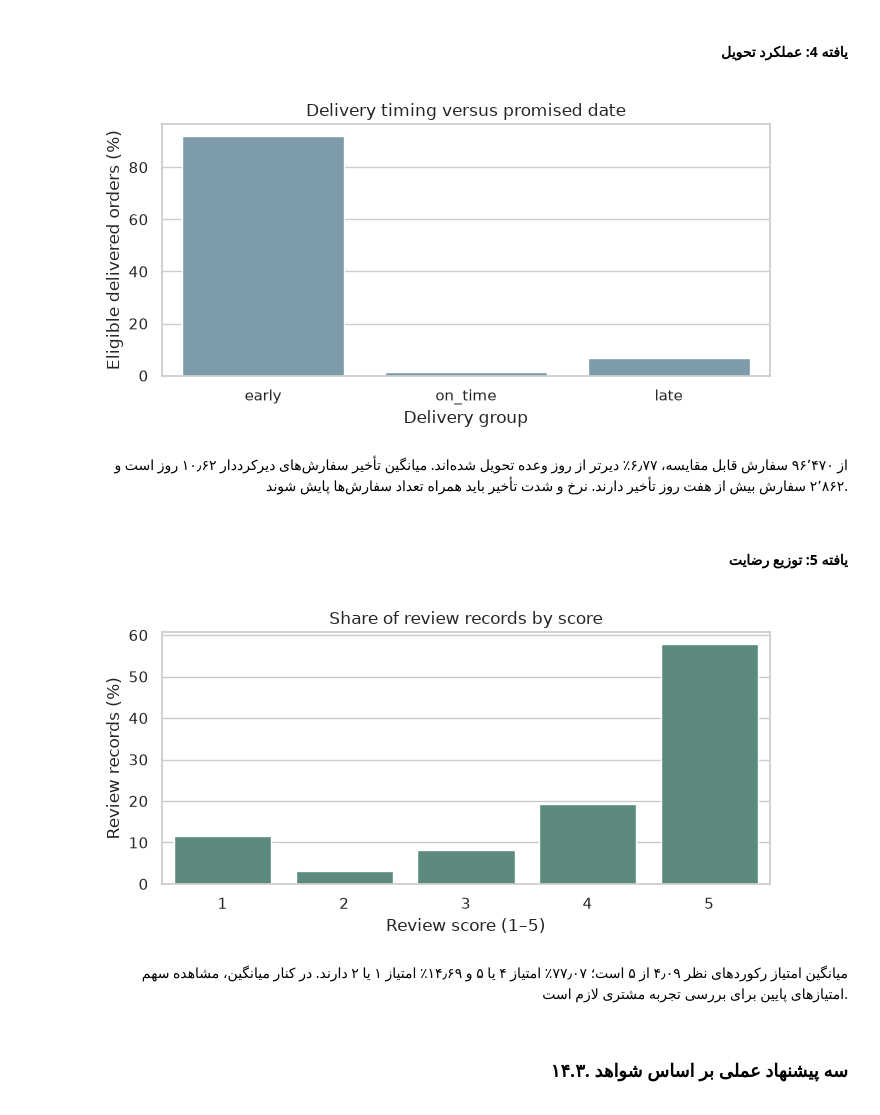
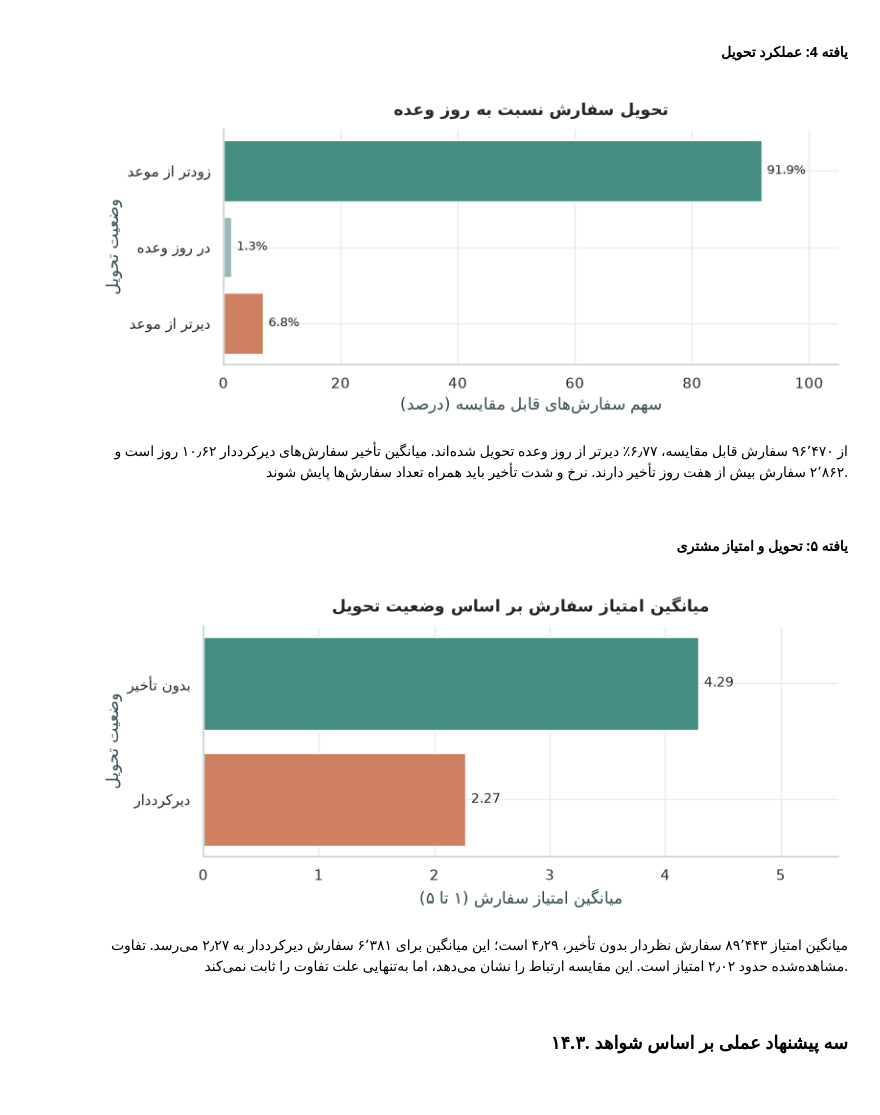
Before and after one commit to arashalidadi/olist-pro, a Jupyter notebook: olist_analysis.ipynb, the cells around one changed output. Saved outputs shown, nothing was run; the diff lists cells and outputs as text; code cells hidden in the pictures.

```diff
--- a/olist_analysis.ipynb
+++ b/olist_analysis.ipynb
@@ -104,13 +106,31 @@ python -m pip install jupyter pandas numpy matplotlib "seaborn>=0.13"
 %matplotlib inline
 from pathlib import Path
 
+import matplotlib
 import numpy as np
 import pandas as pd
 import matplotlib.pyplot as plt
 import seaborn as sns
 from IPython.display import display
+from packaging.version import Version
+import arabic_reshaper
+from bidi.algorithm import get_display
 
-sns.set_theme(style='whitegrid', palette='deep')
+
+def fa(text):
+    text = str(text)
+    if Version(matplotlib.__version__) >= Version('3.11'):
+        return text
+    return get_display(arabic_reshaper.reshape(text))
+
+
+sns.set_theme(
+    style='whitegrid', font='DejaVu Sans',
+    rc={'axes.spines.top': False, 'axes.spines.right': False,
+        'grid.color': '#e7edee', 'axes.edgecolor': '#c9d6d8',
+        'axes.titleweight': 'bold', 'axes.titlepad': 11,
+        'axes.labelcolor': '#304a50', 'axes.unicode_minus': False}
+)
 pd.set_option('display.max_columns', 30)
 pd.set_option('display.width', 150)
 pd.set_option('display.float_format', lambda value: f'{value:,.2f}')
@@ -541,7 +561,7 @@ display(quality.to_frame())
 orders['purchase_year'] = orders.order_purchase_timestamp.dt.year
 orders['purchase_month'] = orders.order_purchase_timestamp.dt.month
 orders['purchase_day'] = orders.order_purchase_timestamp.dt.day
-orders['purchase_weekday'] = orders.order_purchase_timestamp.dt.dayofweek
+orders['purchase_weekday'] = orders.order_purchase_timestamp.dt.day_of_week
 orders['purchase_period'] = orders.order_purchase_timestamp.dt.to_period('M')
 orders['delivery_days'] = (orders.order_delivered_customer_date - orders.order_purchase_timestamp).dt.total_seconds() / 86400
 orders['delay_calendar_days'] = (orders.order_delivered_customer_date.dt.normalize() -
@@ -2548,12 +2697,16 @@ plt.tight_layout(); plt.show()
 
 </div>
 # %%
-fig, ax = plt.subplots(figsize=(7, 3.6))
-sns.barplot(data=delivery_classes.reset_index(), x='delivery_group', y='share_pct', color='#759db3', ax=ax)
-ax.set(title='Delivery timing versus promised date', xlabel='Delivery group', ylabel='Eligible delivered orders (%)')
+delivery_names = [fa(value) for value in ['زودتر از موعد', 'در روز وعده', 'دیرتر از موعد']]
+fig, ax = plt.subplots(figsize=(8, 3.6))
+bars = ax.barh(delivery_names, delivery_classes.share_pct, color=['#438e80', '#9ab8b4', '#ce8061'])
+ax.invert_yaxis()
+ax.bar_label(bars, fmt='%.1f%%', padding=4, fontsize=9)
+ax.set_xlim(0, 105)
+ax.set(title=fa('تحویل سفارش نسبت به روز وعده'), xlabel=fa('سهم سفارش‌های قابل مقایسه (درصد)'), ylabel=fa('وضعیت تحویل'))
 plt.tight_layout(); plt.show()
 # %% [output]
-[figure, old version]
+[figure, new version]
 # %% [markdown]
 <div dir="rtl" align="right" style="text-align: right;">
 
@@ -2563,20 +2716,25 @@ plt.tight_layout(); plt.show()
 # %% [markdown]
 <div dir="rtl" align="right" style="text-align: right;">
 
-#### یافته 5: توزیع رضایت
+#### یافته ۵: تحویل و امتیاز مشتری
 
 </div>
 # %%
-fig, ax = plt.subplots(figsize=(7, 3.6))
-sns.barplot(data=score_distribution.reset_index(), x='score', y='share_pct', color='#559183', ax=ax)
-ax.set(title='Share of review records by score', xlabel='Review score (1–5)', ylabel='Review records (%)')
+manager_review = delay_review.reindex([False, True])
+manager_review_names = [fa('بدون تأخیر'), fa('دیرکرددار')]
+fig, ax = plt.subplots(figsize=(8, 3.6))
+bars = ax.barh(manager_review_names, manager_review.mean_score, color=['#438e80', '#ce8061'])
+ax.invert_yaxis()
+ax.bar_label(bars, fmt='%.2f', padding=4, fontsize=10)
+ax.set_xlim(0, 5.5)
+ax.set(title=fa('میانگین امتیاز سفارش بر اساس وضعیت تحویل'), xlabel=fa('میانگین امتیاز سفارش (۱ تا ۵)'), ylabel=fa('وضعیت تحویل'))
 plt.tight_layout(); plt.show()
 # %% [output]
-[figure, old version]
+[figure, new version]
 # %% [markdown]
 <div dir="rtl" align="right" style="text-align: right;">
 
-میانگین امتیاز رکوردهای نظر ۴٫۰۹ از ۵ است؛ ۷۷٫۰۷٪ امتیاز ۴ یا ۵ و ۱۴٫۶۹٪ امتیاز ۱ یا ۲ دارند. در کنار میانگین، مشاهده سهم امتیازهای پایین برای بررسی تجربه مشتری لازم است.
+میانگین امتیاز ۸۹٬۴۴۳ سفارش نظردار بدون تأخیر، ۴٫۲۹ است؛ این میانگین برای ۶٬۳۸۱ سفارش دیرکرددار به ۲٫۲۷ می‌رسد. تفاوت مشاهده‌شده حدود ۲٫۰۲ امتیاز است. این مقایسه ارتباط را نشان می‌دهد، اما به‌تنهایی علت تفاوت را ثابت نمی‌کند.
 
 </div>
 # %% [markdown]
```
Also changed, not shown: parts of 43 cells of this notebook, 1 other file.
